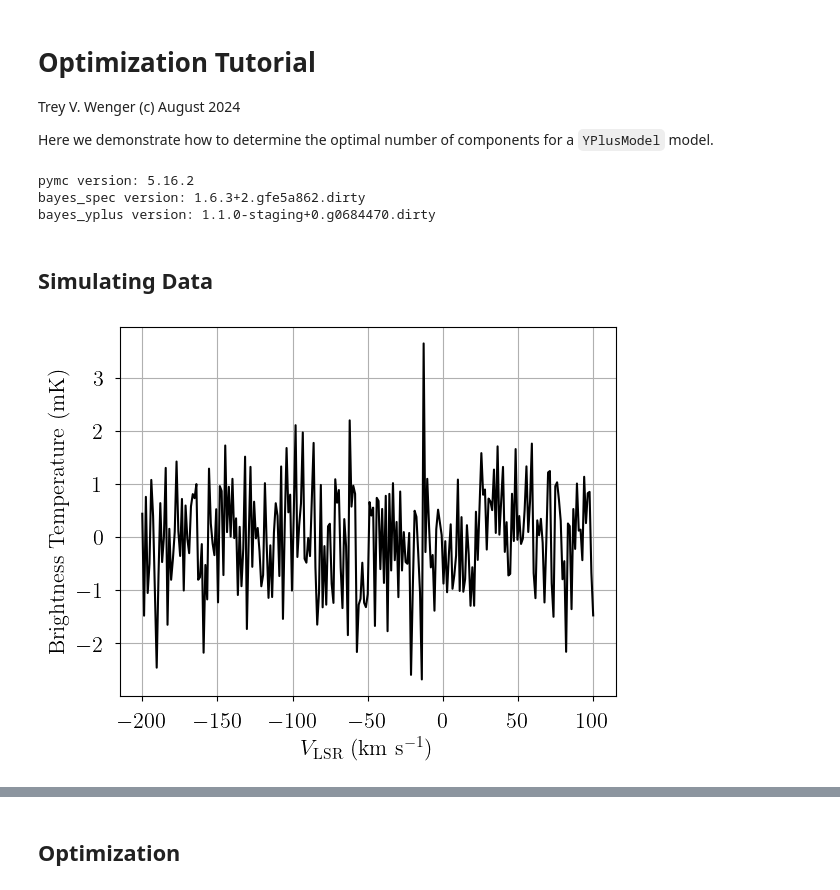
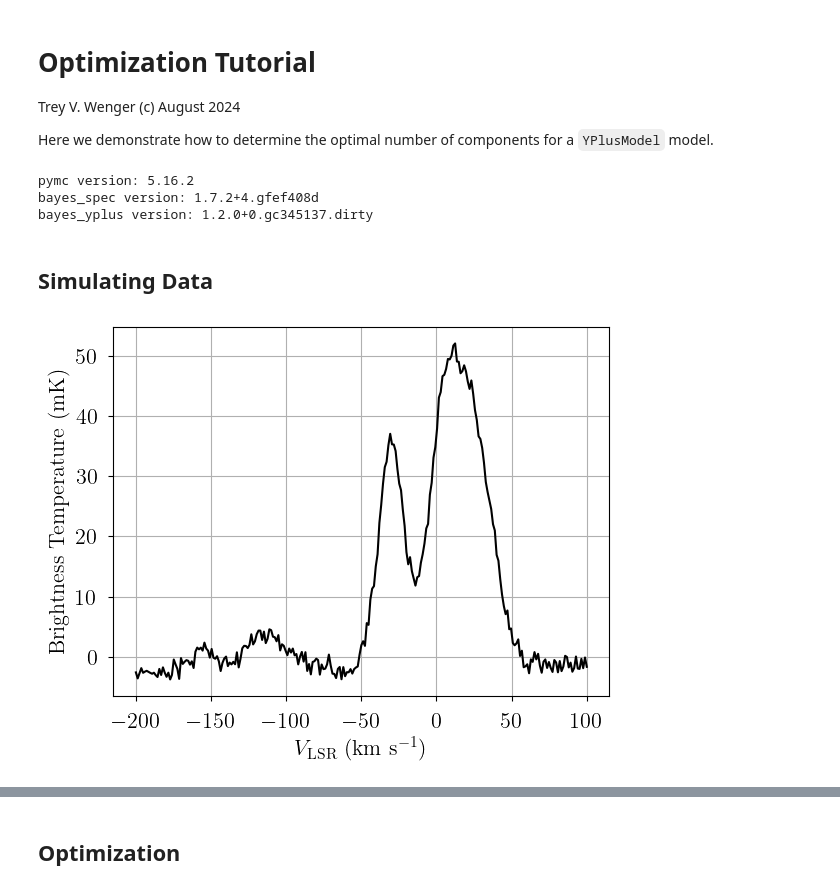
Before and after one commit to tvwenger/bayes_yplus, a Jupyter notebook: docs/source/notebooks/optimization.ipynb, the cells around one changed output, grey strips where cells are left out. Cells and saved outputs as stored; diff of their text form; code cells hidden in the pictures.

```diff
--- a/docs/source/notebooks/optimization.ipynb
+++ b/docs/source/notebooks/optimization.ipynb
@@ -24,47 +24,77 @@ print("bayes_spec version:", bayes_spec.__version__)
 import bayes_yplus
 print("bayes_yplus version:", bayes_yplus.__version__)
 
-from bayes_yplus import YPlusModel
-
 # Notebook configuration
 pd.options.display.max_rows = None
-
-# random state
-rng = np.random.RandomState(seed=1234)
 # %% [output]
 pymc version: 5.16.2
-bayes_spec version: 1.6.3+2.gfe5a862.dirty
-bayes_yplus version: 1.1.0-staging+0.g0684470.dirty
+bayes_spec version: 1.7.2+4.gfef408d
+bayes_yplus version: 1.2.0+0.gc345137.dirty
 # %% [markdown]
 ## Simulating Data
 # %%
 from bayes_spec import SpecData
 
 # spectral axis definition
 spec_axis = np.linspace(-200.0, 100.0, 251) # km s-1
 
 # data noise can either be a scalar (assumed constant noise across the spectrum)
 # or an array of the same length as the data
 noise = 1.0 # mK
 
 # brightness data. In this case, we just throw in some random data for now
 # since we are only doing this in order to simulate some actual data.
 brightness_data = noise * np.random.randn(len(spec_axis)) # mK
 
-# HFSModel only expects a single observation named "observation"
+# The data can be named anything. We name our data "observation"
 observation = SpecData(
     spec_axis,
     brightness_data,
     noise,
     xlabel=r"$V_{\rm LSR}$ (km s$^{-1}$)",
     ylabel="Brightness Temperature (mK)",
 )
 dummy_data = {"observation": observation}
 
-# Plot the dummy data
-plt.plot(dummy_data["observation"].spectral, dummy_data["observation"].brightness, 'k-')
+from bayes_yplus import YPlusModel
+
+# Initialize and define the model
+n_clouds = 3
+baseline_degree = 1
+model = YPlusModel(
+    dummy_data,
+    n_clouds=n_clouds,
+    baseline_degree=baseline_degree,
+    seed=1234,
+    verbose=True
+)
+model.add_priors(
+    prior_H_area = 1000.0, # width of the H_area prior (mK km s-1)
+    prior_H_center = [0.0, 25.0], # mean and width of H_center prior (km s-1)
+    prior_H_fwhm = [25.0, 10.0], # mean and width of H FWHM prior (km s-1)
+    prior_He_H_fwhm_ratio = [1.0, 0.1], # mean and width of He/H FWHM ratio prior
+    prior_yplus = 0.05, # width of yplus prior
+    prior_fwhm_L = 50.0, # width of Lorentzian FWHM prior (km s-1)
+    prior_rms = None, # do not infer spectral rms
+    prior_baseline_coeffs = None, # use default baseline priors
+    ordered = False, # do not assume ordered components
+)
+model.add_likelihood()
+
+sim_brightness = model.model.observation.eval({
+    "H_area": [800.0, 1000.0, 1200.0],
+    "H_center": [-30.0, 5.0, 25.0],
+    "H_fwhm": [20.0, 25.0, 30.0],
+    "He_H_fwhm_ratio": [1.1, 1.0, 0.9],
+    "yplus": [0.1, 0.15, 0.05],
+    "fwhm_L": 0.0,
+    "baseline_observation_norm": [-2.0, 1.5], # normalized baseline coefficients
+})
+
+# Plot the simulated data
+plt.plot(dummy_data["observation"].spectral, sim_brightness, 'k-')
 plt.xlabel(dummy_data["observation"].xlabel)
 _ = plt.ylabel(dummy_data["observation"].ylabel)
 # %% [output]
-[figure, old version]
+[figure, new version]
 # %%
```
Also changed, not shown: parts of 6 cells of this notebook, 12 other files.
